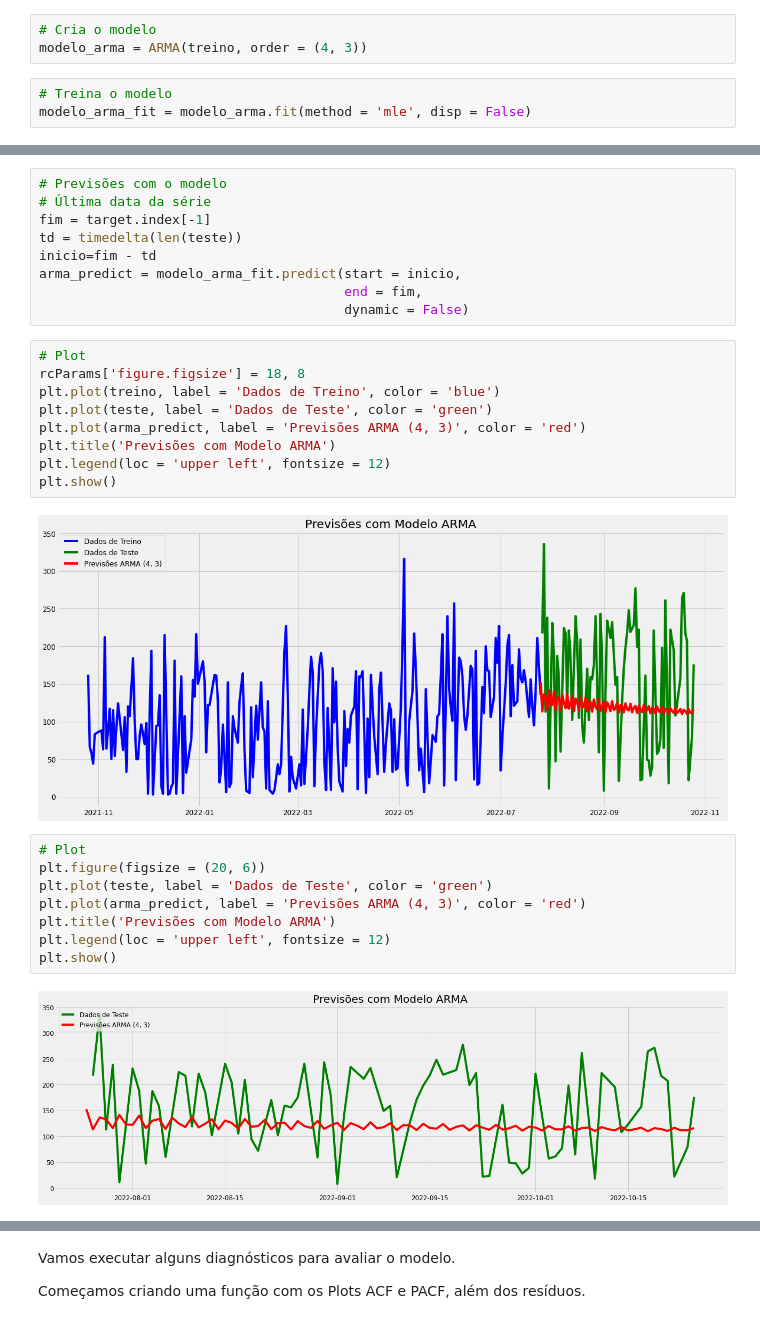
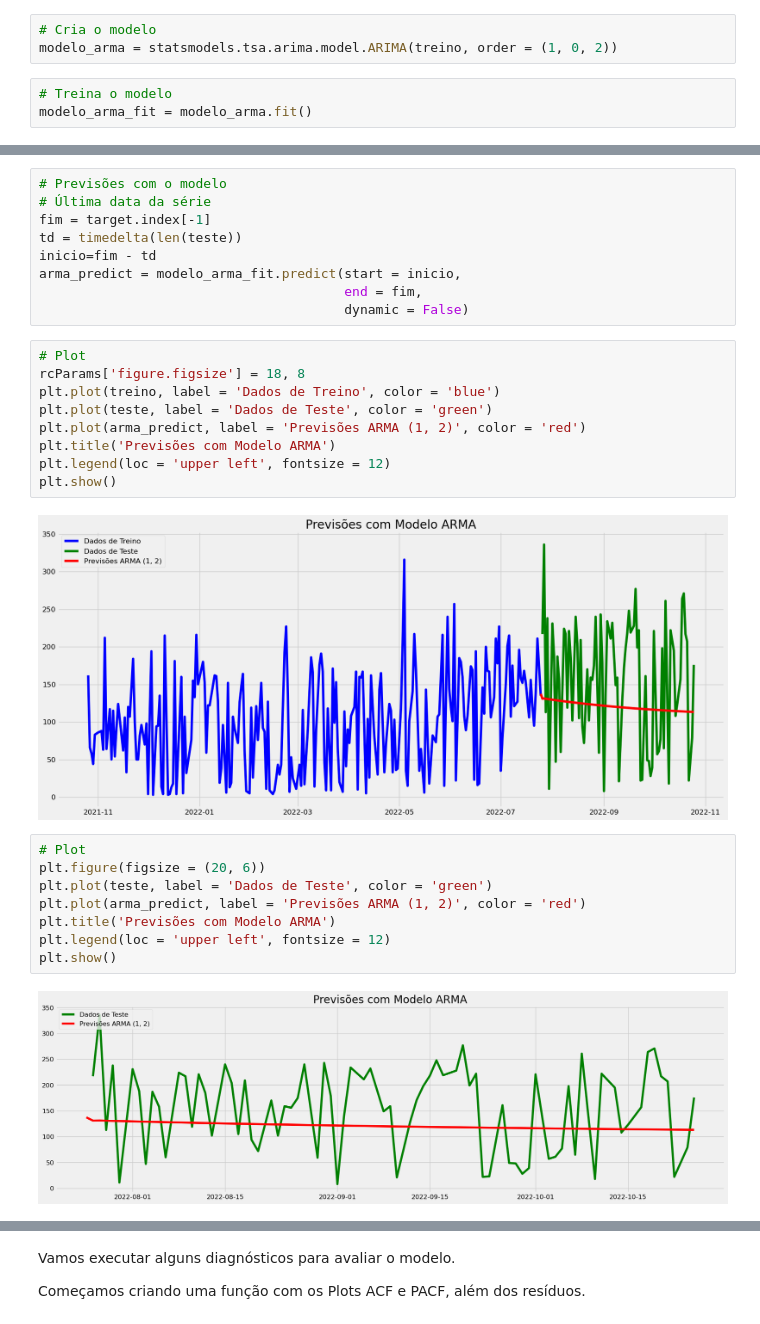
Before and after one commit to gutpassos/PipaFinder, a Jupyter notebook: PipaMainframe/Modelo_15_PipaMainframe.ipynb, the cells around one changed output, grey strips where cells are left out. Drawn from its saved outputs; the diff is of its cells as text.

```diff
--- a/PipaMainframe/Modelo_15_PipaMainframe.ipynb
+++ b/PipaMainframe/Modelo_15_PipaMainframe.ipynb
@@ -179,10 +182,10 @@ Dada uma série temporal de dados Xt, o modelo ARMA é uma ferramenta para enten
 https://www.statsmodels.org/stable/generated/statsmodels.tsa.arima_model.ARMA.html
 # %%
 # Cria o modelo
-modelo_arma = ARMA(treino, order = (4, 3))
+modelo_arma = statsmodels.tsa.arima.model.ARIMA(treino, order = (1, 0, 2))
 # %%
 # Treina o modelo
-modelo_arma_fit = modelo_arma.fit(method = 'mle', disp = False)
+modelo_arma_fit = modelo_arma.fit()
 # %%
 # Sumário do modelo
 modelo_arma_fit.summary()
@@ -235,21 +232,21 @@ arma_predict = modelo_arma_fit.predict(start = inicio,
 # %%
 # Plot
 rcParams['figure.figsize'] = 18, 8
 plt.plot(treino, label = 'Dados de Treino', color = 'blue')
 plt.plot(teste, label = 'Dados de Teste', color = 'green')
-plt.plot(arma_predict, label = 'Previsões ARMA (4, 3)', color = 'red')
+plt.plot(arma_predict, label = 'Previsões ARMA (1, 2)', color = 'red')
 plt.title('Previsões com Modelo ARMA')
 plt.legend(loc = 'upper left', fontsize = 12)
 plt.show()
 # %% [output]
-[figure, old version]
+[figure, new version]
 # %%
 # Plot
 plt.figure(figsize = (20, 6))
 plt.plot(teste, label = 'Dados de Teste', color = 'green')
-plt.plot(arma_predict, label = 'Previsões ARMA (4, 3)', color = 'red')
+plt.plot(arma_predict, label = 'Previsões ARMA (1, 2)', color = 'red')
 plt.title('Previsões com Modelo ARMA')
 plt.legend(loc = 'upper left', fontsize = 12)
 plt.show()
 # %% [output]
-[figure, old version]
+[figure, new version]
```
Also changed, not shown: parts of 27 cells of this notebook, 15 other files.
